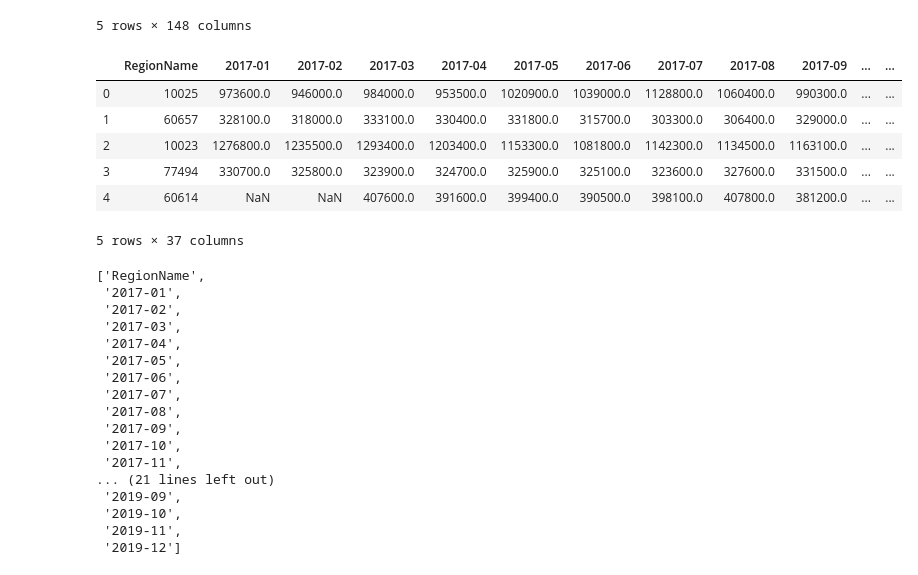
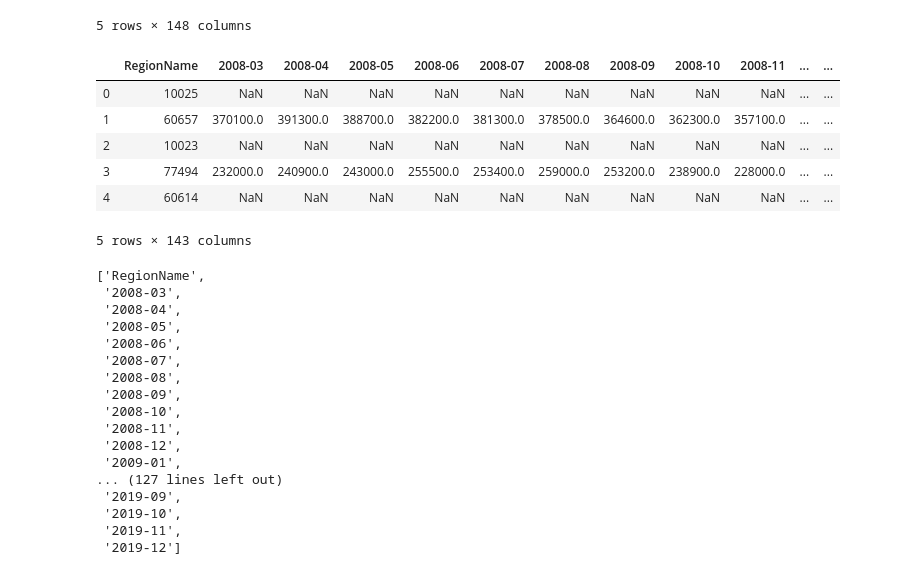
Before and after one commit to bishdj22/HomeSlice, a Jupyter notebook: Linear_Regression_Model.ipynb, the cells around one changed output. Drawn from its saved outputs; the diff is of its cells as text; code cells hidden in the pictures.

```diff
--- a/Linear_Regression_Model.ipynb
+++ b/Linear_Regression_Model.ipynb
@@ -19,33 +19,33 @@ df1.head()
 5 rows × 148 columns
 # %%
 sales_price_df = df1.drop(["RegionID", "StateName", "SizeRank"], axis=1)
-sales_price_df = sales_price_df.drop(sales_price_df.columns.to_series()["2008-03":"2016-12"], axis=1)
+# sales_price_df = sales_price_df.drop(sales_price_df.columns.to_series()["2008-03":"2016-12"], axis=1)
 sales_price_df = sales_price_df.drop(["2020-01", "2020-02"], axis=1)
 sales_price_df.head()
 # %% [output]
-|  | RegionName | 2017-01 | 2017-02 | 2017-03 | 2017-04 | 2017-05 | 2017-06 | 2017-07 | 2017-08 | 2017-09 | ... | ... |
-| 0 | 10025 | 973600.0 | 946000.0 | 984000.0 | 953500.0 | 1020900.0 | 1039000.0 | 1128800.0 | 1060400.0 | 990300.0 | ... | ... |
-| 1 | 60657 | 328100.0 | 318000.0 | 333100.0 | 330400.0 | 331800.0 | 315700.0 | 303300.0 | 306400.0 | 329000.0 | ... | ... |
-| 2 | 10023 | 1276800.0 | 1235500.0 | 1293400.0 | 1203400.0 | 1153300.0 | 1081800.0 | 1142300.0 | 1134500.0 | 1163100.0 | ... | ... |
-| 3 | 77494 | 330700.0 | 325800.0 | 323900.0 | 324700.0 | 325900.0 | 325100.0 | 323600.0 | 327600.0 | 331500.0 | ... | ... |
-| 4 | 60614 | NaN | NaN | 407600.0 | 391600.0 | 399400.0 | 390500.0 | 398100.0 | 407800.0 | 381200.0 | ... | ... |
+|  | RegionName | 2008-03 | 2008-04 | 2008-05 | 2008-06 | 2008-07 | 2008-08 | 2008-09 | 2008-10 | 2008-11 | ... | ... |
+| 0 | 10025 | NaN | NaN | NaN | NaN | NaN | NaN | NaN | NaN | NaN | ... | ... |
+| 1 | 60657 | 370100.0 | 391300.0 | 388700.0 | 382200.0 | 381300.0 | 378500.0 | 364600.0 | 362300.0 | 357100.0 | ... | ... |
+| 2 | 10023 | NaN | NaN | NaN | NaN | NaN | NaN | NaN | NaN | NaN | ... | ... |
+| 3 | 77494 | 232000.0 | 240900.0 | 243000.0 | 255500.0 | 253400.0 | 259000.0 | 253200.0 | 238900.0 | 228000.0 | ... | ... |
+| 4 | 60614 | NaN | NaN | NaN | NaN | NaN | NaN | NaN | NaN | NaN | ... | ... |
-5 rows × 37 columns
+5 rows × 143 columns
 # %%
 list(sales_price_df.columns)
 # %% [output]
 ['RegionName',
- '2017-01',
- '2017-02',
- '2017-03',
- '2017-04',
- '2017-05',
- '2017-06',
- '2017-07',
- '2017-08',
- '2017-09',
- '2017-10',
- '2017-11',
-... (21 lines left out)
+ '2008-03',
+ '2008-04',
+ '2008-05',
+ '2008-06',
+ '2008-07',
+ '2008-08',
+ '2008-09',
+ '2008-10',
+ '2008-11',
+ '2008-12',
+ '2009-01',
+... (127 lines left out)
  '2019-09',
  '2019-10',
  '2019-11',
```
Also changed, not shown: parts of 13 cells of this notebook, 1 other file.
